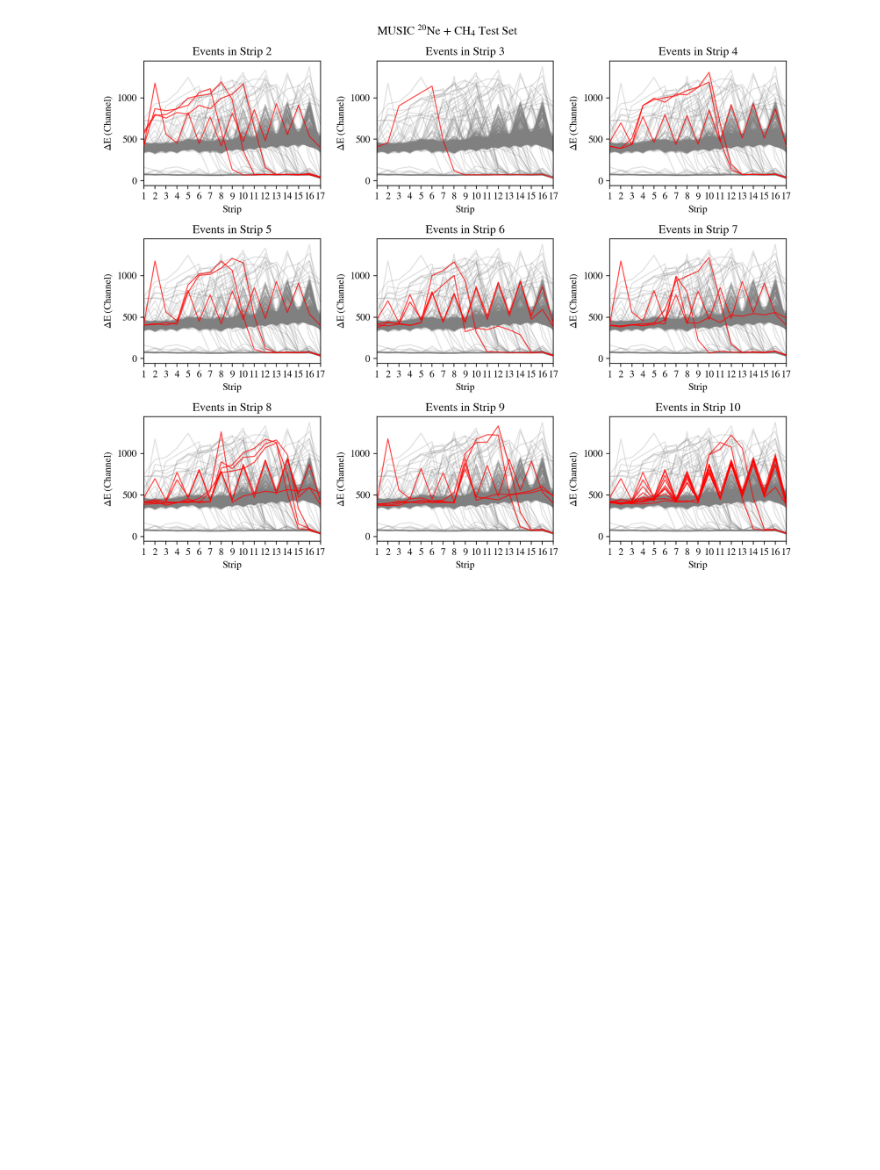
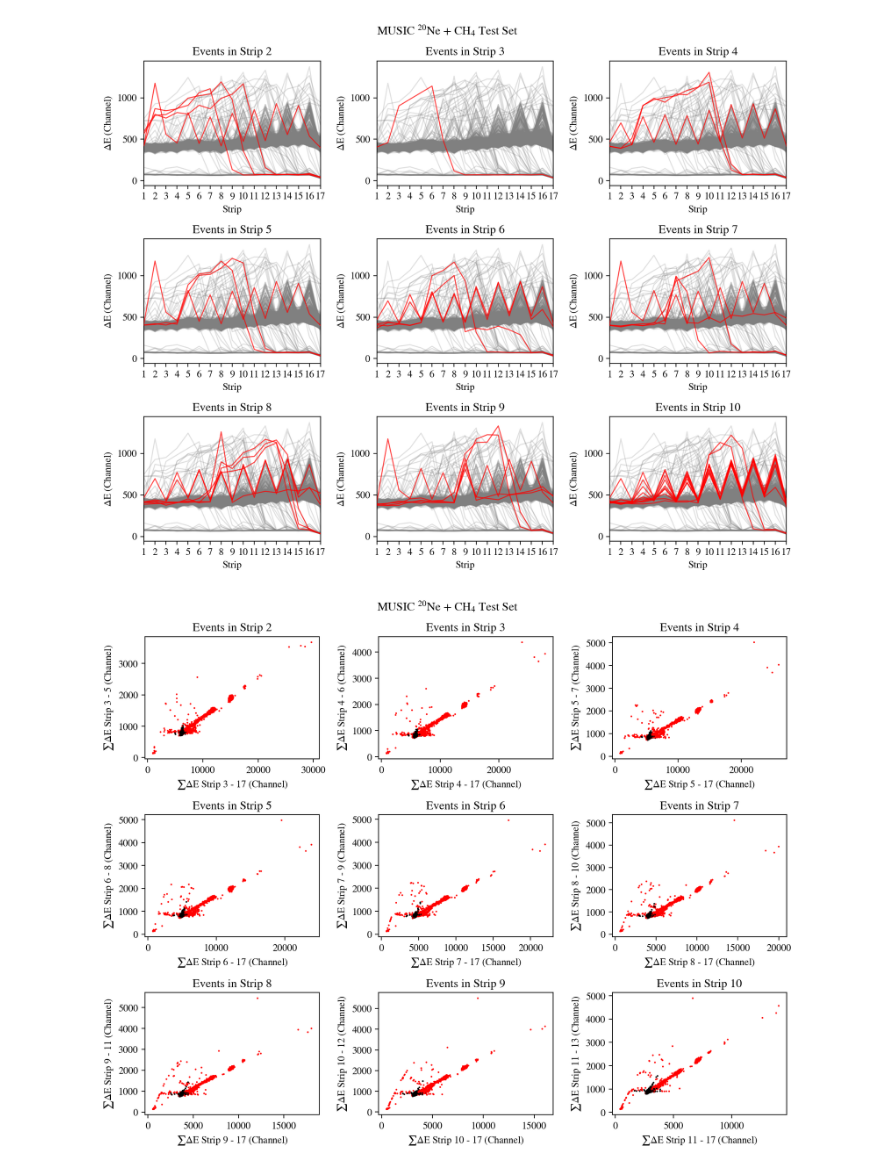
Before and after one commit to dneto1729/MUSIC_with_python, a Jupyter notebook: tutorials/5 - Playing with Scikit-Learn.ipynb, the cells around one changed output. Saved outputs shown, nothing was run; the diff lists cells and outputs as text; code cells hidden in the pictures; blank space fills up the shorter version.

```diff
--- a/tutorials/5 - Playing with Scikit-Learn.ipynb
+++ b/tutorials/5 - Playing with Scikit-Learn.ipynb
@@ -316,3 +316,25 @@ plt.tight_layout()
 plt.show()
 # %% [output]
 [figure]
+# %%
+row_ix = (0,0,0,1,1,1,2,2,2)
+col_ix = (0,1,2,0,1,2,0,1,2)
+
+fig, ax = plt.subplots(3,3)
+fig.suptitle(r'MUSIC $^{20}$Ne + CH$_{4}$ Test Set')
+
+for i in range(0,9):
+    #
+    color = np.where(df['IFscore'] < 0, 'red', 'black')
+    #
+    ax[row_ix[i],col_ix[i]].set_title(f'Events in Strip {i + 2}')
+    ax[row_ix[i],col_ix[i]].scatter(df.iloc[:,i+3:17].sum(axis=1), df.iloc[:,i+3:i+5].sum(axis=1), marker='.', s=2, color=color)
+    #
+    ax[row_ix[i],col_ix[i]].set_xlabel(f'$\sum\Delta$E Strip {i+3} - 17 (Channel)')
+    ax[row_ix[i],col_ix[i]].set_ylabel(f'$\sum\Delta$E Strip {i+3} - {i+5} (Channel)')
+
+fig.set_size_inches(10,8)
+plt.tight_layout()
+plt.show()
+# %% [output]
+[figure, added]
```
